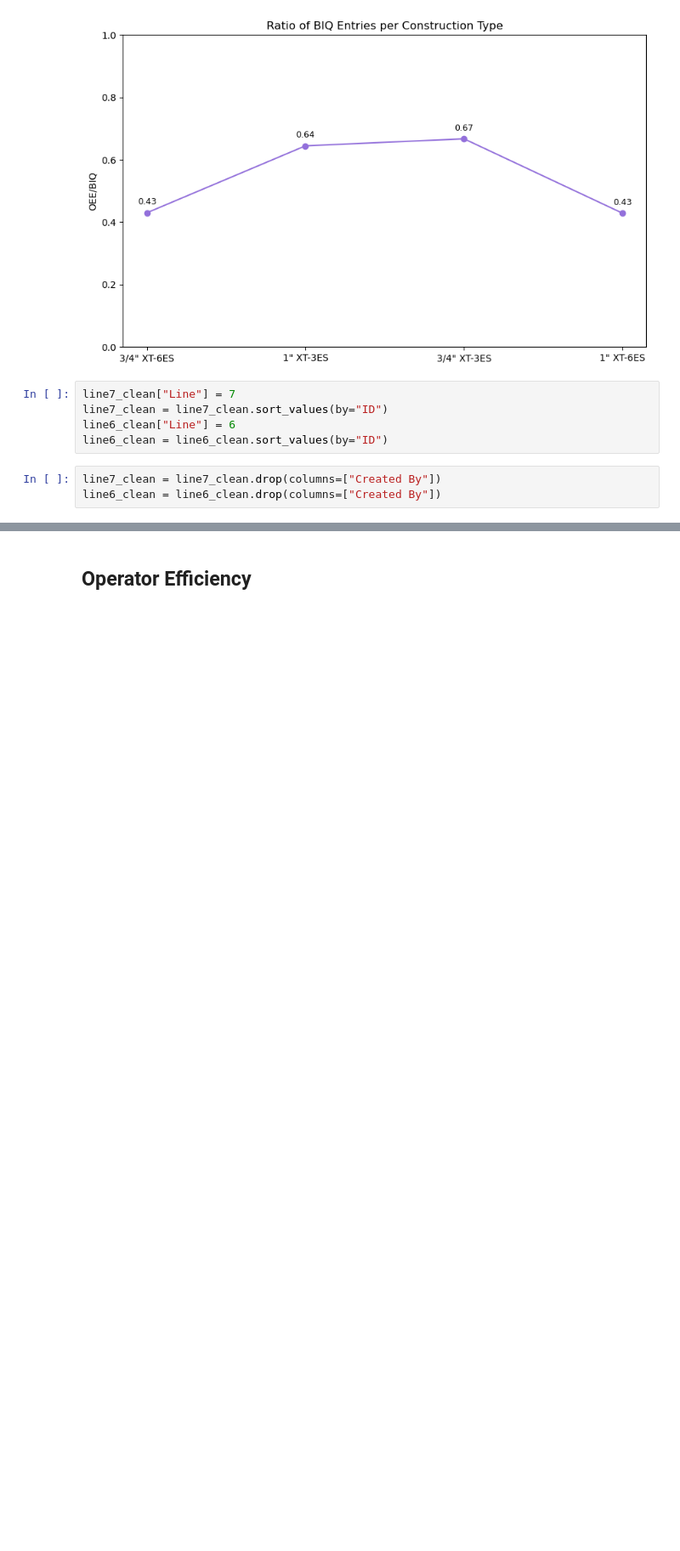
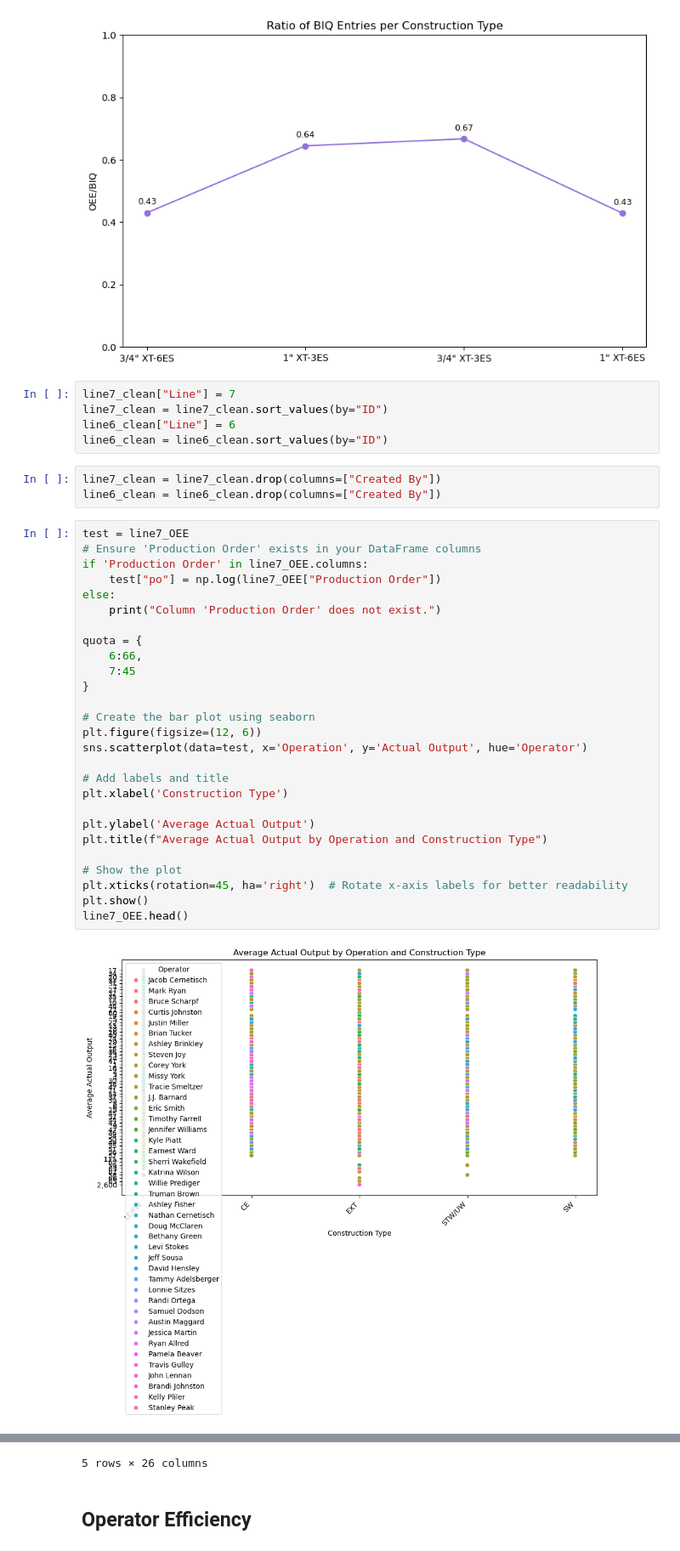
Before and after one commit to joystain/Caterpiller_Analyses, a Jupyter notebook: OEE_BIQ_Analysis.ipynb, the cells around one changed output, grey strips where cells are left out. Shown: that part at 85% size. Saved outputs shown, nothing was run; the diff lists cells and outputs as text; blank space fills up the shorter version.

```diff
--- a/OEE_BIQ_Analysis.ipynb
+++ b/OEE_BIQ_Analysis.ipynb
@@ -134,3 +134,32 @@ line6_clean = line6_clean.sort_values(by="ID")
 # %%
 line7_clean = line7_clean.drop(columns=["Created By"])
 line6_clean = line6_clean.drop(columns=["Created By"])
+# %%
+test = line7_OEE
+# Ensure 'Production Order' exists in your DataFrame columns
+if 'Production Order' in line7_OEE.columns:
+    test["po"] = np.log(line7_OEE["Production Order"])
+else:
+    print("Column 'Production Order' does not exist.")
+
+quota = {
+    6:66,
+    7:45
+}
+
+# Create the bar plot using seaborn
+plt.figure(figsize=(12, 6))
+sns.scatterplot(data=test, x='Operation', y='Actual Output', hue='Operator')
+
+# Add labels and title
+plt.xlabel('Construction Type')
+
+plt.ylabel('Average Actual Output')
+plt.title(f"Average Actual Output by Operation and Construction Type")
+
+# Show the plot
+plt.xticks(rotation=45, ha='right')  # Rotate x-axis labels for better readability
+plt.show()
+line7_OEE.head()
+# %% [output]
+[figure, added]
@@ -137,3 +172,4 @@ line6_clean = line6_clean.drop(columns=["Created By"])
+5 rows × 26 columns
 # %% [markdown]
 ## Operator Efficiency
 # %%
```
Also changed, not shown: parts of 6 cells of this notebook, 1 other file.
